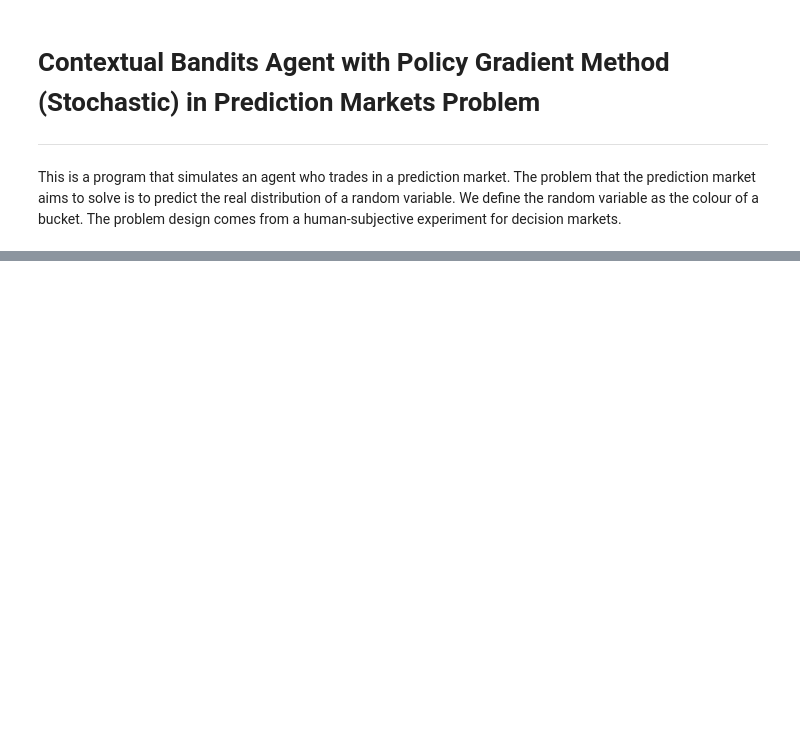
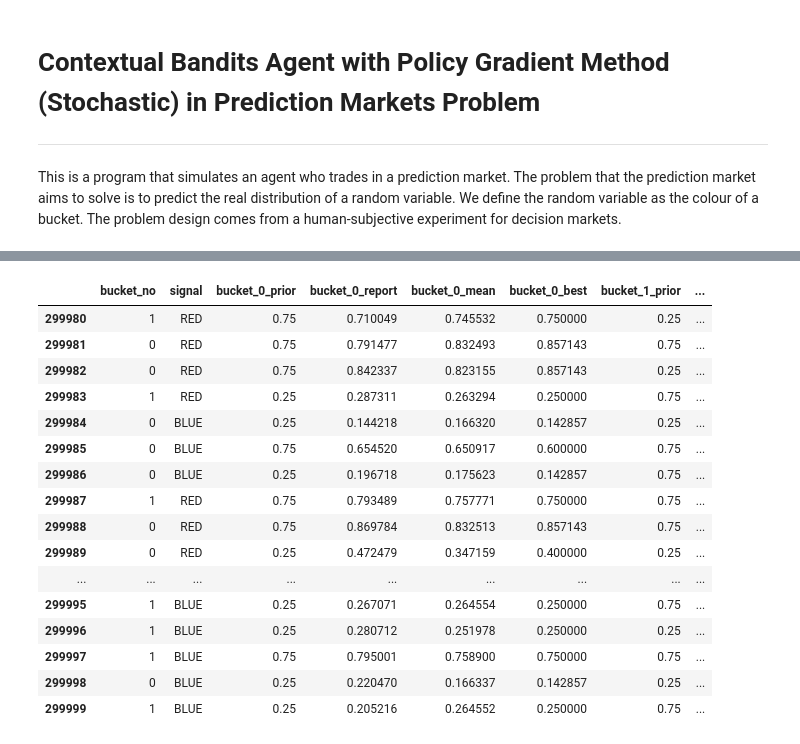
Before and after one commit to realwenlongwang/contexutal-bandits-with-peer-prediction-for-decision-making, a Jupyter notebook: Stochastic_Gradient_Bandit_with_Continous_Action_Space.ipynb, the cells around one changed output, grey strips where cells are left out. Saved outputs shown, nothing was run; the diff lists cells and outputs as text; code cells hidden in the pictures; blank space fills up the shorter version.

```diff
--- a/Stochastic_Gradient_Bandit_with_Continous_Action_Space.ipynb
+++ b/Stochastic_Gradient_Bandit_with_Continous_Action_Space.ipynb
@@ -13,28 +13,29 @@ learning_rate_theta = 1e-4
 learning_rate_wv = 1e-4
 memory_size = 16
 batch_size = 16
-training_episodes = 300000
+training_episodes = 900000
 decay_rate = 0
 beta1 = 0.9
 beta2 = 0.9999
 # Algorithm: adam, momentum, regular
 algorithm = 'regular'
 learning_std = False
-fixed_std = 1
+fixed_std = 0.3
 # Bucket parameters
 pr_red_ball_red_bucket = 2/3
 pr_red_ball_blue_bucket = 1/3
 prior_red_list = [3/4, 1/4]
-prior_red = 1/2
 agent_num=1
-action_num=1
+action_num=2
+preferred_colour_pr_list = [0.8, 0.2]
 score_func = ScoreFunction.LOG
+decision_rule = DecisionRule.STOCHASTIC
 
 agent_list = stochastic_training_notebook(learning_rate_theta, learning_rate_wv,
                                  memory_size, batch_size, training_episodes,
                                  decay_rate, beta1, beta2, algorithm, learning_std,
                                  fixed_std, pr_red_ball_red_bucket, pr_red_ball_blue_bucket,
-                                 prior_red_list, agent_num, action_num, score_func)
+                                 prior_red_list, agent_num, action_num, score_func, decision_rule, preferred_colour_pr_list)
 # %% [output]
 agent0
 learning_rate_theta= 0.0001  learning_rate_wv= 0.0001
@@ -71,3 +61,25 @@ reward_history_df.groupby('signal').mean()
+# %%
+report_history_df = agent_list[0].report_history_dataframe()
+# %%
+report_history_df.tail(20)
+# %% [output]
+|  | bucket_no | signal | bucket_0_prior | bucket_0_report | bucket_0_mean | bucket_0_best | bucket_1_prior | ... |
+| 299980 | 1 | RED | 0.75 | 0.710049 | 0.745532 | 0.750000 | 0.25 | ... |
+| 299981 | 0 | RED | 0.75 | 0.791477 | 0.832493 | 0.857143 | 0.75 | ... |
+| 299982 | 0 | RED | 0.75 | 0.842337 | 0.823155 | 0.857143 | 0.25 | ... |
+| 299983 | 1 | RED | 0.25 | 0.287311 | 0.263294 | 0.250000 | 0.75 | ... |
+| 299984 | 0 | BLUE | 0.25 | 0.144218 | 0.166320 | 0.142857 | 0.25 | ... |
+| 299985 | 0 | BLUE | 0.75 | 0.654520 | 0.650917 | 0.600000 | 0.75 | ... |
+| 299986 | 0 | BLUE | 0.25 | 0.196718 | 0.175623 | 0.142857 | 0.75 | ... |
+| 299987 | 1 | RED | 0.75 | 0.793489 | 0.757771 | 0.750000 | 0.75 | ... |
+| 299988 | 0 | RED | 0.75 | 0.869784 | 0.832513 | 0.857143 | 0.75 | ... |
+| 299989 | 0 | RED | 0.25 | 0.472479 | 0.347159 | 0.400000 | 0.25 | ... |
+| ... | ... | ... | ... | ... | ... | ... | ... | ... |
+| 299995 | 1 | BLUE | 0.25 | 0.267071 | 0.264554 | 0.250000 | 0.75 | ... |
+| 299996 | 1 | BLUE | 0.25 | 0.280712 | 0.251978 | 0.250000 | 0.25 | ... |
+| 299997 | 1 | BLUE | 0.75 | 0.795001 | 0.758900 | 0.750000 | 0.75 | ... |
+| 299998 | 0 | BLUE | 0.25 | 0.220470 | 0.166337 | 0.142857 | 0.25 | ... |
+| 299999 | 1 | BLUE | 0.25 | 0.205216 | 0.264552 | 0.250000 | 0.75 | ... |
 # %%
 import math
 from scipy import stats
```
Also changed, not shown: parts of 7 cells of this notebook, 6 other files.
